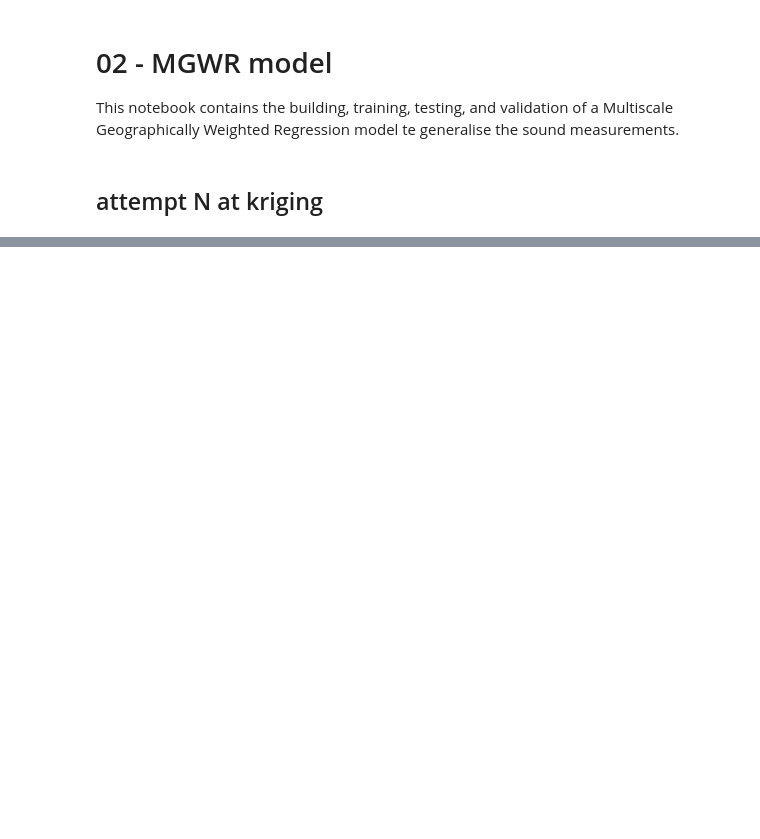
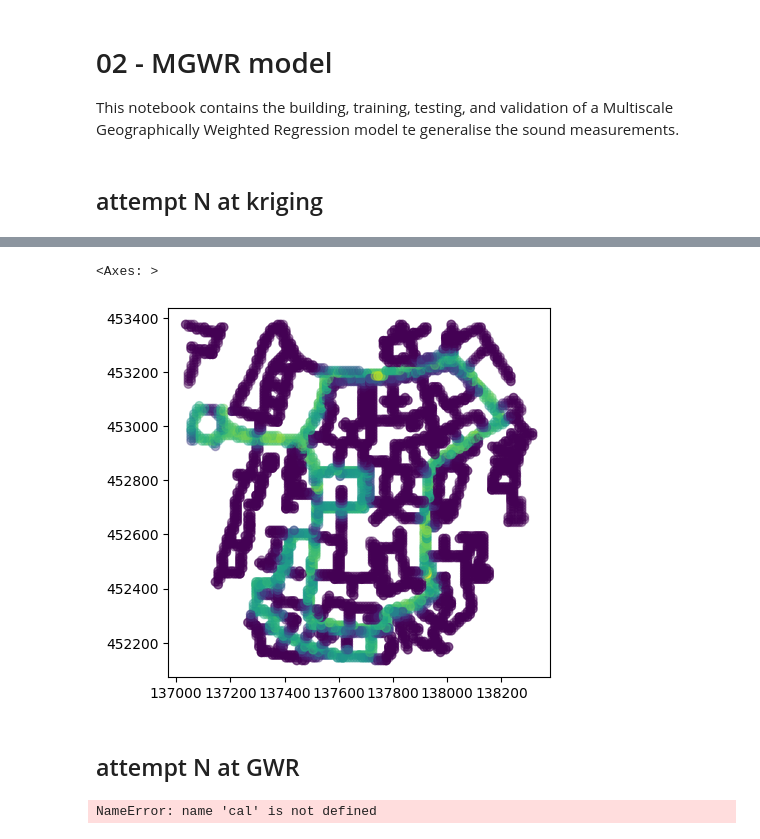
Before and after one commit to Floris-C/noise-thesis, a Jupyter notebook: method/02-mgwr_model.ipynb, the cells around one changed output, grey strips where cells are left out. Saved outputs shown, nothing was run; the diff lists cells and outputs as text; code cells hidden in the pictures; blank space fills up the shorter version.

Commit message:
An absolutely disastrous set of failed modelling attempts

```diff
--- a/method/02-mgwr_model.ipynb
+++ b/method/02-mgwr_model.ipynb
@@ -201,0 +29,6 @@ TypeError: tuple indices must be integers or slices, not str
+# %%
+# gdf = gpd.read_file('..\\output\\distributed_data.GEOJSON', engine='pyogrio', use_arrow=True)
+gdf = gpd.read_file('..\\output\\road_dba_gdf.GEOJSON', engine='pyogrio', use_arrow=True)
+# %%
+gdf = gdf[gdf['maxspeed'].notna()]
+gdf.columns
@@ -201,0 +42,26 @@ TypeError: tuple indices must be integers or slices, not str
+# %%
+# gdf = gdf.clip((136783.0826,451879.0786,138490.1231,453599.2073))
+
+from sklearn.model_selection import train_test_split
+gdf_train, gdf_test = train_test_split(gdf[gdf['median_dBA_reg_adj'].notna()], test_size=0.2)
+gdf_val = gdf[gdf['median_dBA_reg_adj'].isna()]
+
+from sklearn.gaussian_process import GaussianProcessRegressor
+from sklearn.gaussian_process.kernels import RBF
+
+kernel = 1 * RBF(length_scale=1.0, length_scale_bounds=(1e-2, 1e2))
+gaussian_process = GaussianProcessRegressor(kernel=kernel, n_restarts_optimizer=9)
+gaussian_process.fit(gdf_train[['x', 'y', 'maxspeed']], gdf_train['median_dBA_reg_adj'])
+print(gaussian_process.kernel_)
+
+y_test = gaussian_process.predict(gdf_test[['x', 'y', 'maxspeed']])
+score = gaussian_process.score(gdf_test[['x', 'y', 'maxspeed']], gdf_test['median_dBA_reg_adj'])
+print(score)
+
+y_val = gaussian_process.predict(gdf_val[['x', 'y', 'maxspeed']])
+
+gdf_train['pred'] = gdf_train['median_dBA_reg_adj']
+gdf_test['pred'] = y_test
+gdf_val['pred'] = y_val
+
+gdf_pred = pd.concat([gdf_train, gdf_test, gdf_val])
@@ -201,0 +81,7 @@ TypeError: tuple indices must be integers or slices, not str
+# %%
+gdf_pred.plot(column='pred', alpha=0.4)
+# %% [output]
+<Axes: >
+[figure, added]
+# %% [markdown]
+## attempt N at GWR
@@ -201,0 +96,4 @@ TypeError: tuple indices must be integers or slices, not str
+# %%
+list(cal['median_dBA_reg_adj'].apply(lambda x: [x]))
+# %% [output]
+NameError: name 'cal' is not defined
```
Also changed, not shown: parts of 40 cells of this notebook, 8 other files.
